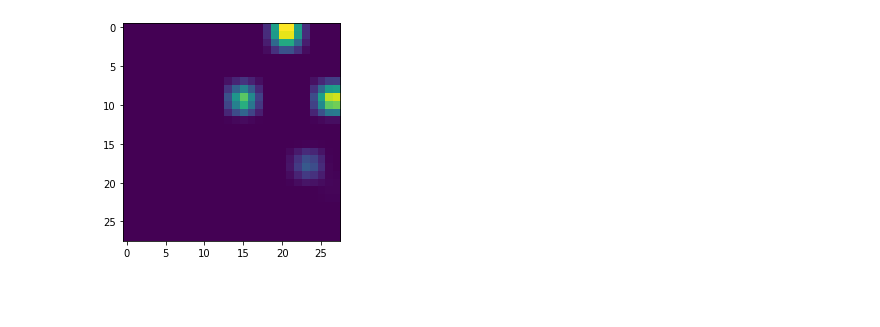
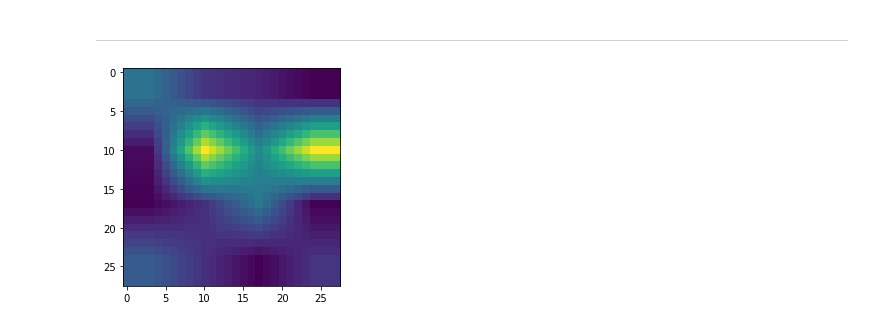
Before and after one commit to simonjisu/XAI, a Jupyter notebook: refactoring.ipynb, the cells around one changed output. Drawn from its saved outputs; the diff is of its cells as text; code cells hidden in the pictures; blank space fills up the shorter version.

Commit message:
update hook functions

```diff
--- a/refactoring.ipynb
+++ b/refactoring.ipynb
@@ -291,8 +323,8 @@ class CnnWithCBAM(XaiBase):
     def forward_map(self, x):
         self._reset_maps()
         for i, layer in enumerate(self.convs):
-            layer_name = type(layer).__name__
-            if layer_name == "CBAM":
+            layer_name = type(layer).__name__.lower()
+            if layer_name == "cbam":
                 x, attns = layer(x, return_attn=True)
                 self._save_maps(f"{i}"+layer_name, attns)
             else:
@@ -303,9 +378,12 @@ class CnnWithCBAM(XaiBase):
 # %%
 model = CnnWithCBAM()
+# %% [markdown]
+---
 # %%
 import torch.nn.functional as F
 
 class GradCAM(XaiModel):
+    """GradCAM"""
     def __init__(self, model, norm_mode=1):
         """
         norm mode
@@ -317,12 +395,20 @@ class GradCAM(XaiModel):
         self.norm_mode = norm_mode
         self.global_avgpool = nn.AdaptiveAvgPool2d((1, 1))
 
-        relu_idxes = self.find_target_layer_idx(module_name="convs", layer_names=["relu"])
+        relu_idxes = self._find_target_layer_idx(module_name="convs", layer_names=["relu"])
         self.last_relu_idx = relu_idxes["relu"][-1]
         # get Rectified Conv Features Maps
         self.f_hook = XaiHook(self.model.convs[self.last_relu_idx])
-        self.b_hook = XaiHook(self.model.convs[self.last_relu_idx], backward=True)
-        self.hooks = [self.f_hook, self.b_hook]
+        self.b_hook = XaiHook(self.model.convs[self.last_relu_idx])
+        self.register_hooks()
+
+    def register_hooks(self):
+        self._register_forward(self.f_hook, hook_fn=None)
+        self._register_backward(self.b_hook, hook_fn=None)
+
+    def reset_hooks(self):
+        self.f_hook.close()
+        self.b_hook.close()
 
     def cal_gradcam(self):
         # (B, C, H, W) > (B, C, 1, 1)
@@ -349,11 +435,11 @@ class GradCAM(XaiModel):
         t_std = tensor.std(dim=1, keepdim=True)
         if self.norm_mode == 1:
             tensor -= t_min
-            tensor /= (t_max - t_min)
+            tensor /= (t_max - t_min + 1e-10)
         elif self.norm_mode == 2:
             tensor -= t_min
             tensor *= 2
-            tensor /= (t_max - t_min)
+            tensor /= (t_max - t_min + 1e-10)
         elif self.norm_mode == 3:
             tensor -= t_mean
             tensor /= t_std
@@ -361,28 +447,26 @@ class GradCAM(XaiModel):
 
     def get_attribution(self, x, targets):
         *_, H, W = x.size()
-        self._register(self.hooks)
         self.model.zero_grad()
 
         output = self.model(x)
-        grad = self.one_hot(targets, module_name="fc")
+        grad = self._one_hot(targets, module_name="fc")
         output.backward(grad)
 
         gradcam = self.cal_gradcam()
         gradcam = self.post_processing(gradcam, H, W)
 
-        self._reset_hooks(self.hooks)
         return gradcam.detach()
 # %%
 import matplotlib.pyplot as plt
 
 gradcam_model = GradCAM(model)
-x = torch.rand(1, 1, 28, 28)
+x = torch.randn(1, 1, 28, 28)
 targets = torch.LongTensor([2])
 gradcam = gradcam_model.get_attribution(x, targets)
 plt.imshow(gradcam.squeeze())
 plt.show()
 # %% [output]
-[figure, old version]
+[figure, new version]
 # %%
 class GuidedBackprop(XaiModel):
```
Also changed, not shown: parts of 32 cells of this notebook, 1 other file.
